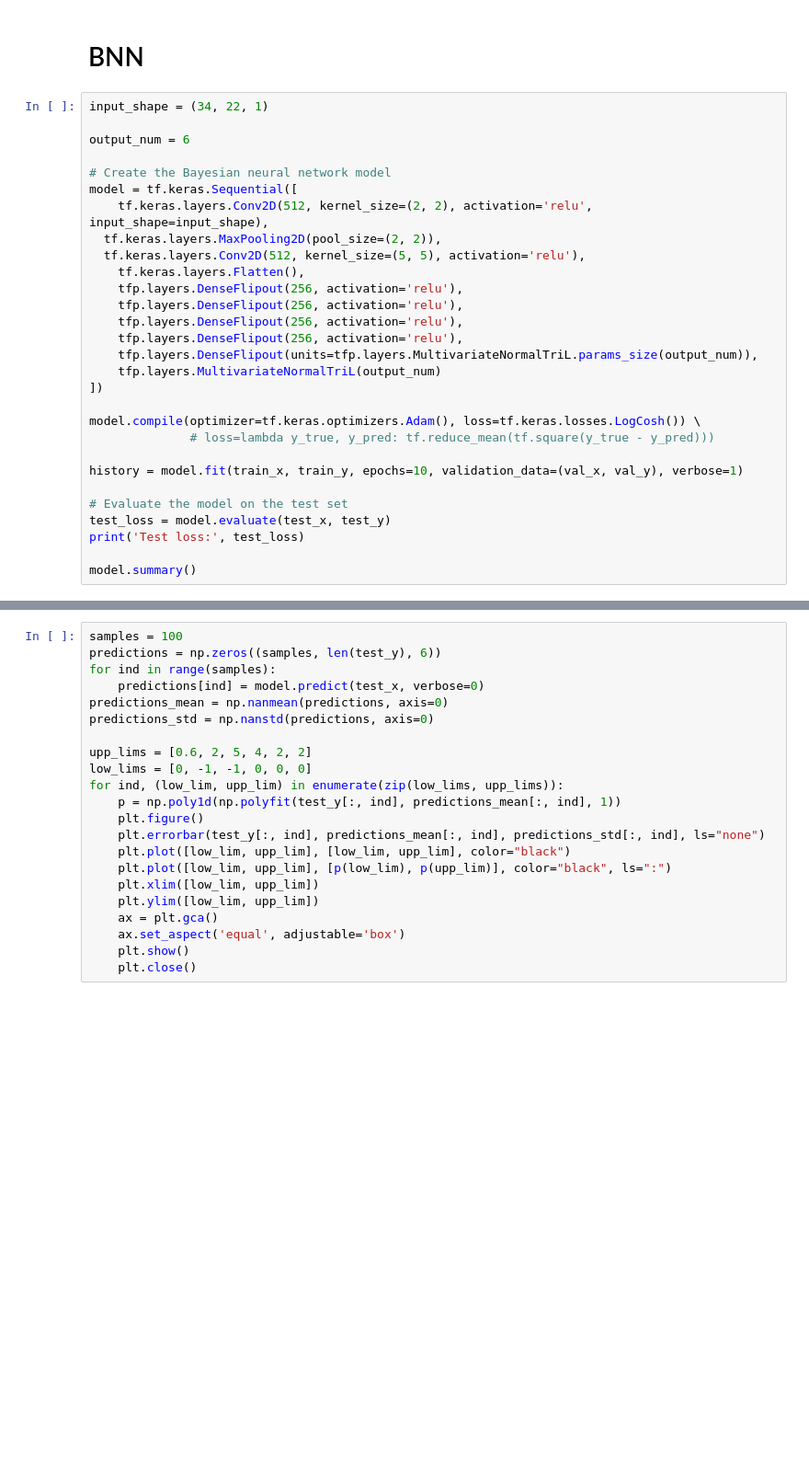
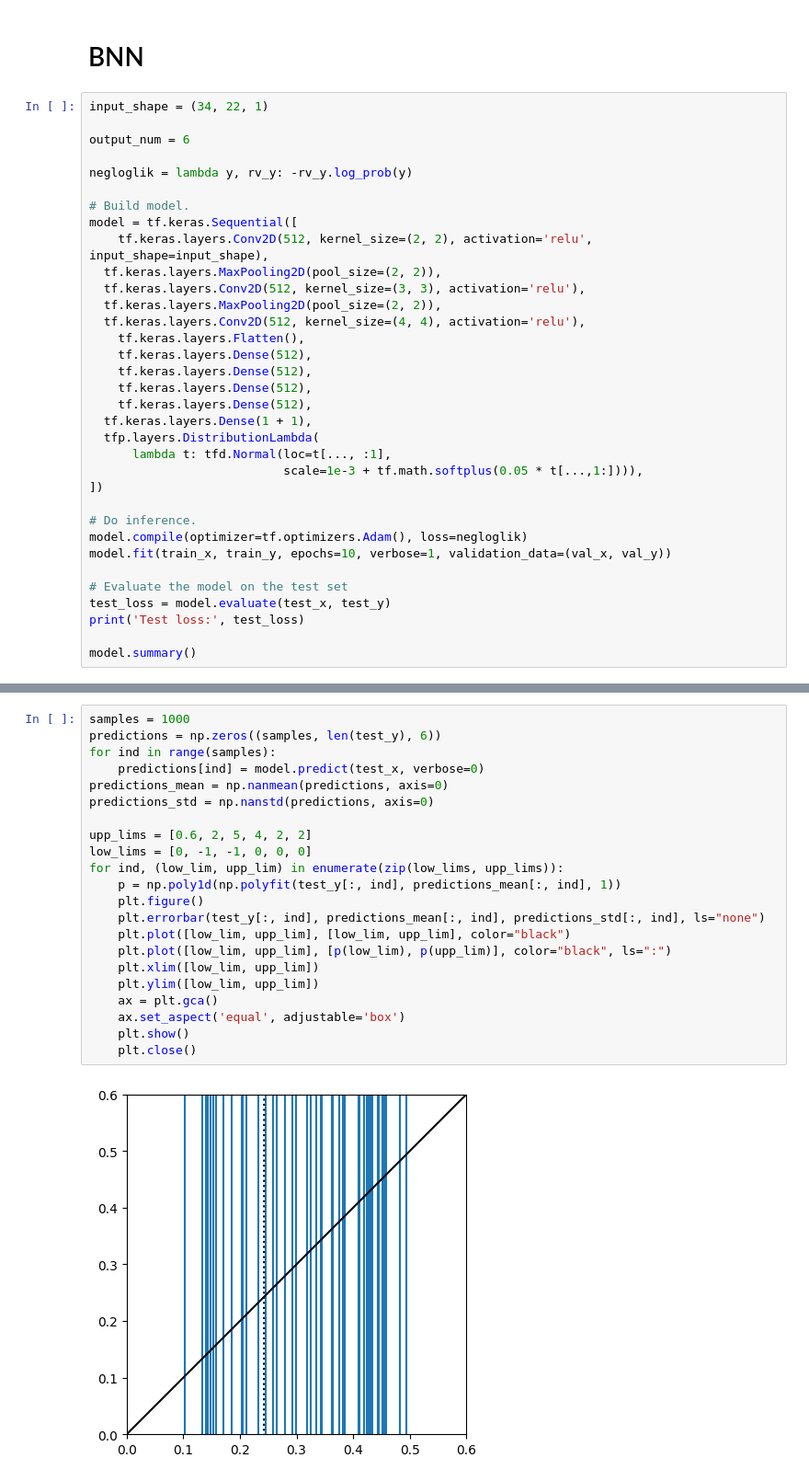
Before and after one commit to shubhagrawal30/CosmoIM, a Jupyter notebook: notebooks/neural_networks.ipynb, the cells around one changed output, grey strips where cells are left out. Shown at 92% size. Cells and saved outputs as stored; diff of their text form; blank space fills up the shorter version.

```diff
--- a/notebooks/neural_networks.ipynb
+++ b/notebooks/neural_networks.ipynb
@@ -279,24 +279,29 @@ input_shape = (34, 22, 1)
 
 output_num = 6
 
-# Create the Bayesian neural network model
+negloglik = lambda y, rv_y: -rv_y.log_prob(y)
+
+# Build model.
 model = tf.keras.Sequential([
     tf.keras.layers.Conv2D(512, kernel_size=(2, 2), activation='relu', input_shape=input_shape),
   tf.keras.layers.MaxPooling2D(pool_size=(2, 2)),
-  tf.keras.layers.Conv2D(512, kernel_size=(5, 5), activation='relu'),
+  tf.keras.layers.Conv2D(512, kernel_size=(3, 3), activation='relu'),
+  tf.keras.layers.MaxPooling2D(pool_size=(2, 2)),
+  tf.keras.layers.Conv2D(512, kernel_size=(4, 4), activation='relu'),
     tf.keras.layers.Flatten(),
-    tfp.layers.DenseFlipout(256, activation='relu'),
-    tfp.layers.DenseFlipout(256, activation='relu'),
-    tfp.layers.DenseFlipout(256, activation='relu'),
-    tfp.layers.DenseFlipout(256, activation='relu'),
-    tfp.layers.DenseFlipout(units=tfp.layers.MultivariateNormalTriL.params_size(output_num)),
-    tfp.layers.MultivariateNormalTriL(output_num)
+    tf.keras.layers.Dense(512),
+    tf.keras.layers.Dense(512),
+    tf.keras.layers.Dense(512),
+    tf.keras.layers.Dense(512),
+  tf.keras.layers.Dense(1 + 1),
+  tfp.layers.DistributionLambda(
+      lambda t: tfd.Normal(loc=t[..., :1],
+                           scale=1e-3 + tf.math.softplus(0.05 * t[...,1:]))),
 ])
 
-model.compile(optimizer=tf.keras.optimizers.Adam(), loss=tf.keras.losses.LogCosh()) \
-              # loss=lambda y_true, y_pred: tf.reduce_mean(tf.square(y_true - y_pred)))
-
-history = model.fit(train_x, train_y, epochs=10, validation_data=(val_x, val_y), verbose=1)
+# Do inference.
+model.compile(optimizer=tf.optimizers.Adam(), loss=negloglik)
+model.fit(train_x, train_y, epochs=10, verbose=1, validation_data=(val_x, val_y))
 
 # Evaluate the model on the test set
 test_loss = model.evaluate(test_x, test_y)
@@ -322,24 +327,26 @@ Trainable params: 25,839,131
 Non-trainable params: 0
 _________________________________________________________________
 # %%
-samples = 100
+samples = 1000
 predictions = np.zeros((samples, len(test_y), 6))
 for ind in range(samples):
     predictions[ind] = model.predict(test_x, verbose=0)
 predictions_mean = np.nanmean(predictions, axis=0)
 predictions_std = np.nanstd(predictions, axis=0)
 
 upp_lims = [0.6, 2, 5, 4, 2, 2]
 low_lims = [0, -1, -1, 0, 0, 0]
 for ind, (low_lim, upp_lim) in enumerate(zip(low_lims, upp_lims)):
     p = np.poly1d(np.polyfit(test_y[:, ind], predictions_mean[:, ind], 1))
     plt.figure()
     plt.errorbar(test_y[:, ind], predictions_mean[:, ind], predictions_std[:, ind], ls="none")
     plt.plot([low_lim, upp_lim], [low_lim, upp_lim], color="black")
     plt.plot([low_lim, upp_lim], [p(low_lim), p(upp_lim)], color="black", ls=":")
     plt.xlim([low_lim, upp_lim])
     plt.ylim([low_lim, upp_lim])
     ax = plt.gca()
     ax.set_aspect('equal', adjustable='box')
     plt.show()
     plt.close()
+# %% [output]
+[figure, added]
```
Also changed, not shown: parts of 2 cells of this notebook.
